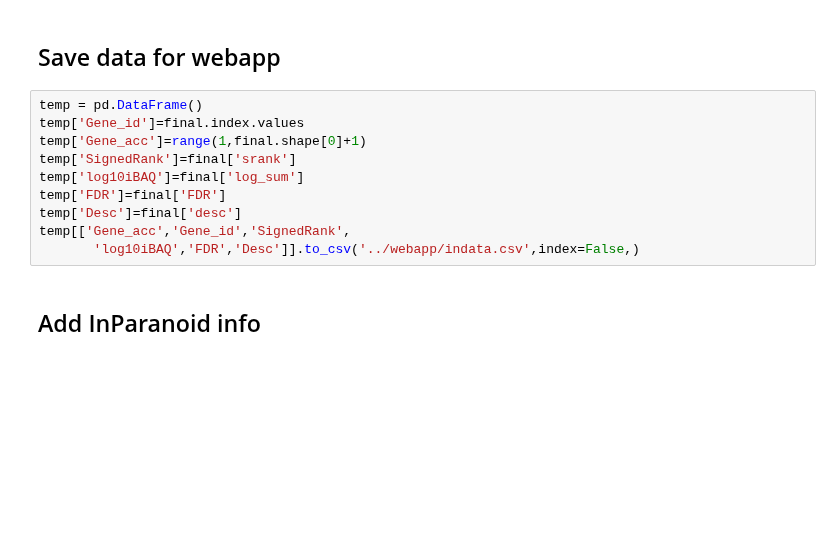
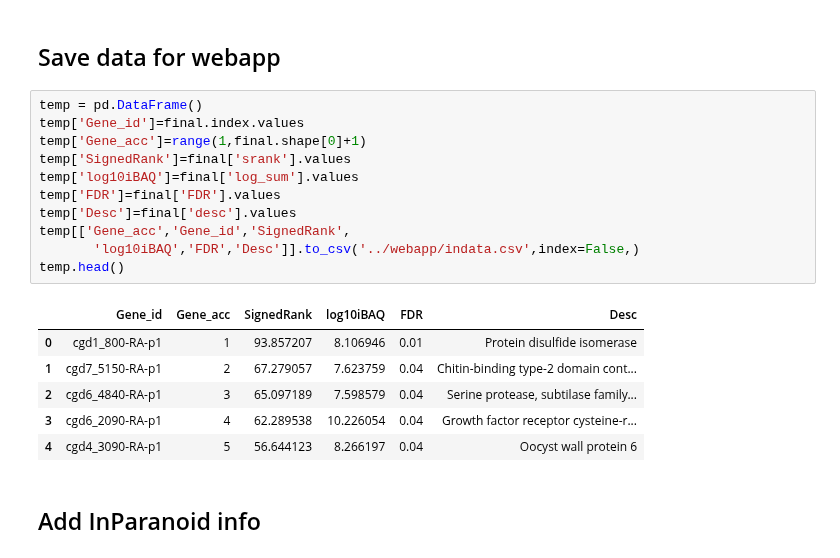
Before and after one commit to mtinti/oocyst_wall_proteome, a Jupyter notebook: notebooks/analysis.ipynb, the cells around one changed output. Drawn from its saved outputs; the diff is of its cells as text; blank space fills up the shorter version.

```diff
--- a/notebooks/analysis.ipynb
+++ b/notebooks/analysis.ipynb
@@ -512,13 +512,21 @@ list(selection.columns)
 # %%
 temp = pd.DataFrame()
 temp['Gene_id']=final.index.values
 temp['Gene_acc']=range(1,final.shape[0]+1)
-temp['SignedRank']=final['srank']
-temp['log10iBAQ']=final['log_sum']
-temp['FDR']=final['FDR']
-temp['Desc']=final['desc']
+temp['SignedRank']=final['srank'].values
+temp['log10iBAQ']=final['log_sum'].values
+temp['FDR']=final['FDR'].values
+temp['Desc']=final['desc'].values
 temp[['Gene_acc','Gene_id','SignedRank',
        'log10iBAQ','FDR','Desc']].to_csv('../webapp/indata.csv',index=False,)
+temp.head()
+# %% [output]
+|  | Gene_id | Gene_acc | SignedRank | log10iBAQ | FDR | Desc |
+| 0 | cgd1_800-RA-p1 | 1 | 93.857207 | 8.106946 | 0.01 | Protein disulfide isomerase |
+| 1 | cgd7_5150-RA-p1 | 2 | 67.279057 | 7.623759 | 0.04 | Chitin-binding type-2 domain cont... |
+| 2 | cgd6_4840-RA-p1 | 3 | 65.097189 | 7.598579 | 0.04 | Serine protease, subtilase family... |
+| 3 | cgd6_2090-RA-p1 | 4 | 62.289538 | 10.226054 | 0.04 | Growth factor receptor cysteine-r... |
+| 4 | cgd4_3090-RA-p1 | 5 | 56.644123 | 8.266197 | 0.04 | Oocyst wall protein 6 |
 # %% [markdown]
 ## Add InParanoid info
 # %%
```
Also changed, not shown: parts of 1 cell of this notebook, 5 other files.
